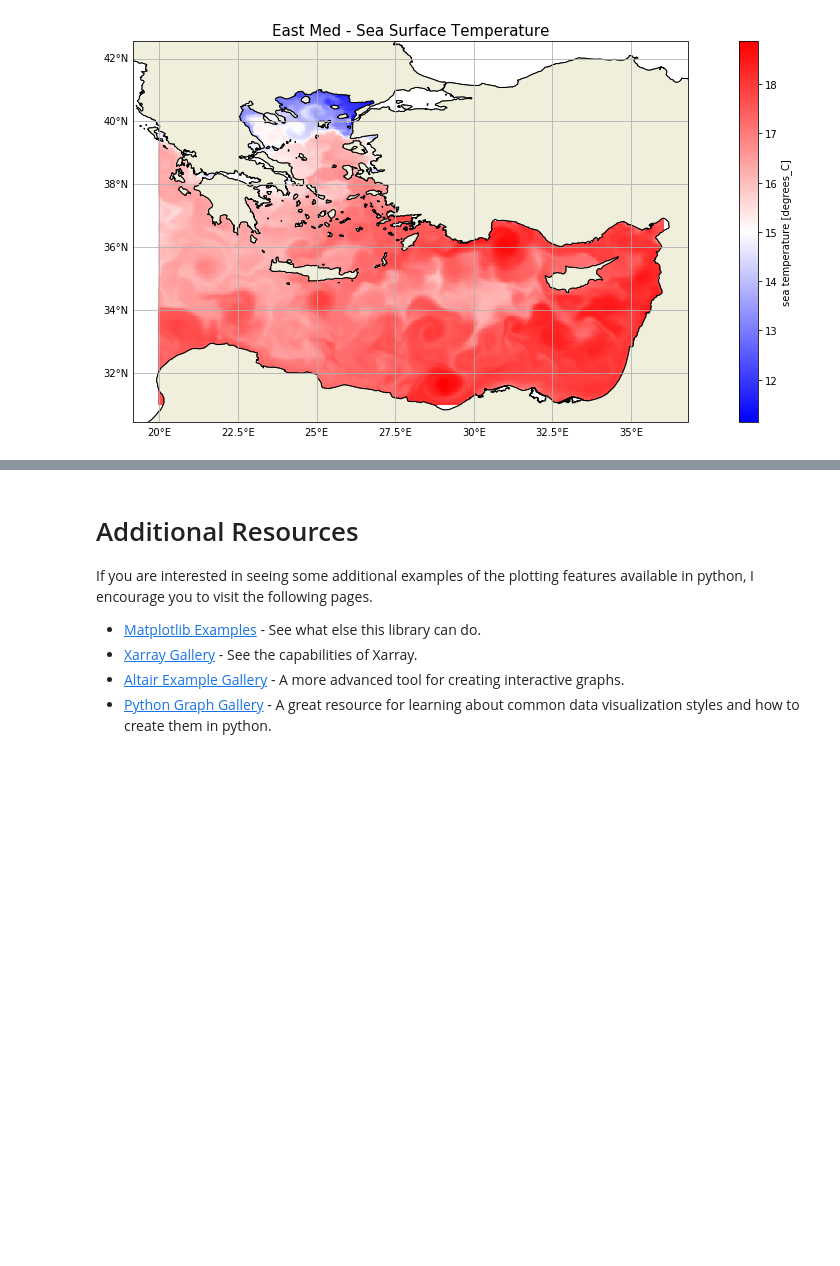
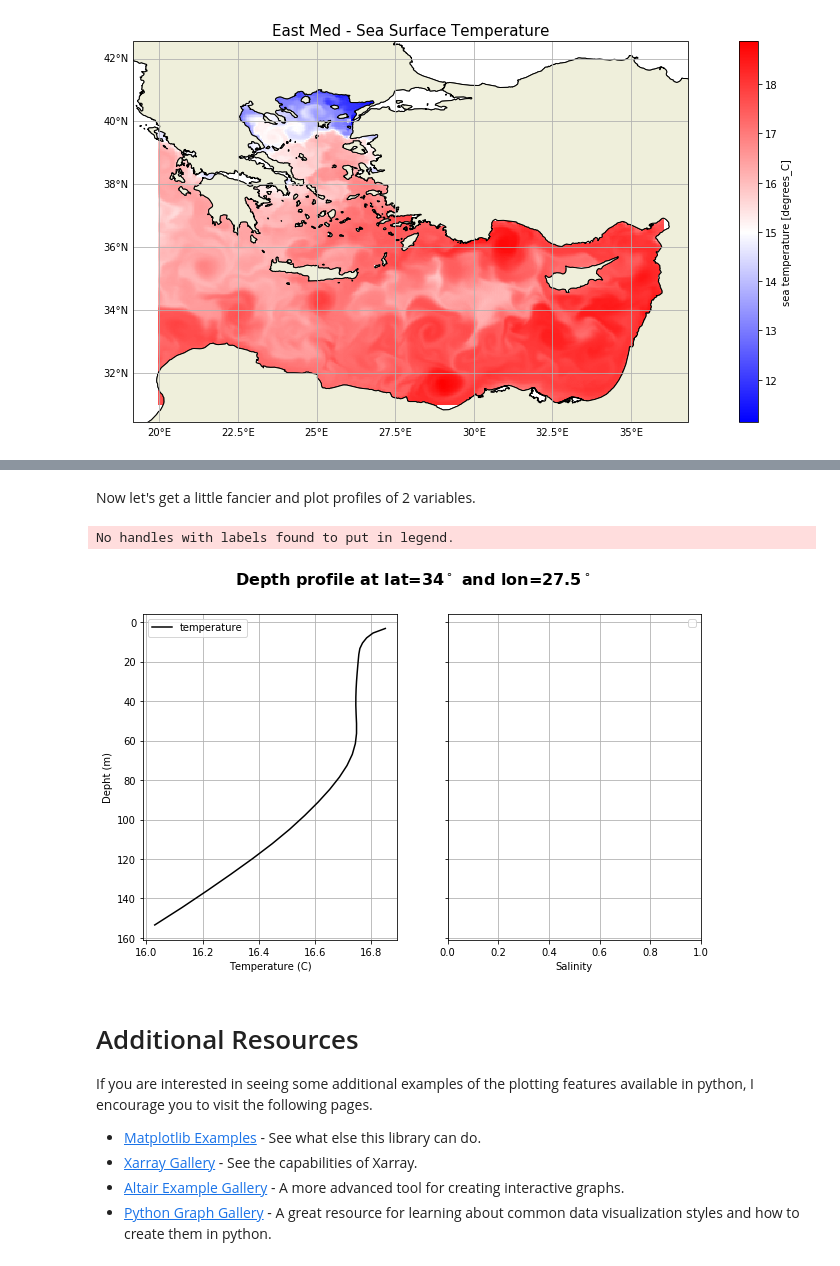
Before and after one commit to gkara00/ocean-pycourse, a Jupyter notebook: Data_Visualization.ipynb, the cells around one changed output, grey strips where cells are left out. Cells and saved outputs as stored; diff of their text form; code cells hidden in the pictures; blank space fills up the shorter version.

```diff
--- a/Data_Visualization.ipynb
+++ b/Data_Visualization.ipynb
@@ -458,3 +489,34 @@ Text(0.5, 1.0, 'East Med - Sea Surface Temperature')
+# %% [markdown]
+Now let's get a little fancier and plot profiles of 2 variables.
+# %%
+# Profile Plot
+# Subplot example
+fig, (ax1,ax2) = plt.subplots(1,2, sharey=True, figsize=(10,6))
+
+# plot temperature
+point.thetao.plot(ax=ax1, y = 'depth', yincrease=False, color='k', label='temperature')    # define the parameters to plot
+
+# plot salinity
+# point.so.plot(ax=ax2, y = 'depth', yincrease=False, color='k', label='salinity')    # define the parameters to plot
+
+ax1.set_ylabel('Depht (m)')
+ax1.set_xlabel('Temperature (C)')
+ax1.legend()
+ax1.set_title('')
+
+ax2.set_xlabel('Salinity')
+ax2.legend()
+ax2.set_title('')
+
+# Add some gridlines
+ax1.grid()
+ax2.grid()
+
+# # Add a super title
+plt.suptitle(f"Depth profile at lat={gridpoint_lat}$^\circ$ and lon={gridpoint_lon}$^\circ$", fontweight='bold', fontsize=16);
+# %% [output]
+No handles with labels found to put in legend.
+[figure, added]
 # %% [markdown]
 # Additional Resources
 If you are interested in seeing some additional examples of the plotting features available in python, I encourage you to visit the following pages.
```
Also changed, not shown: parts of 7 cells of this notebook, 1 other file.
